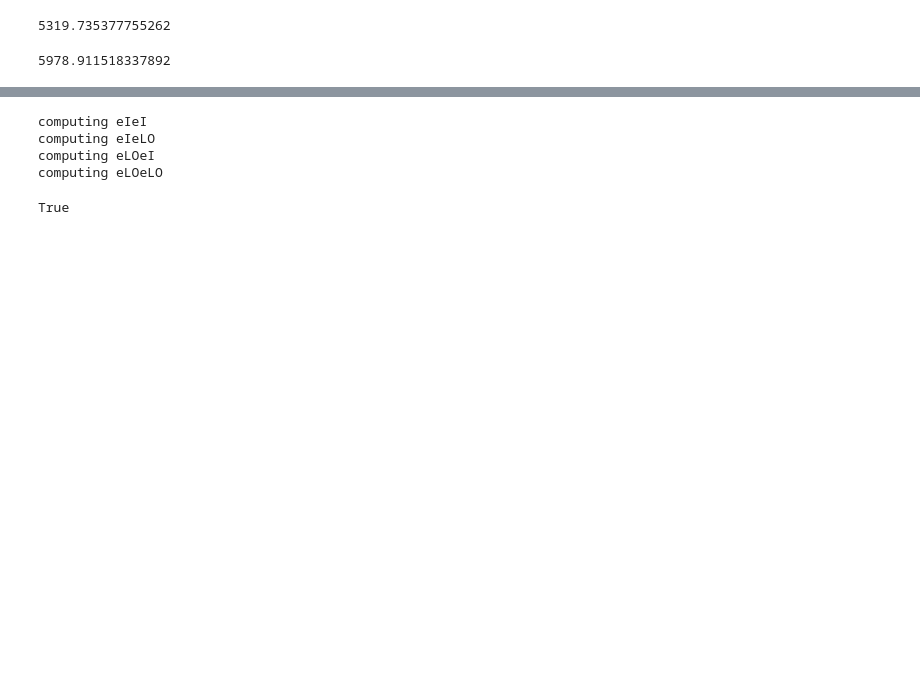
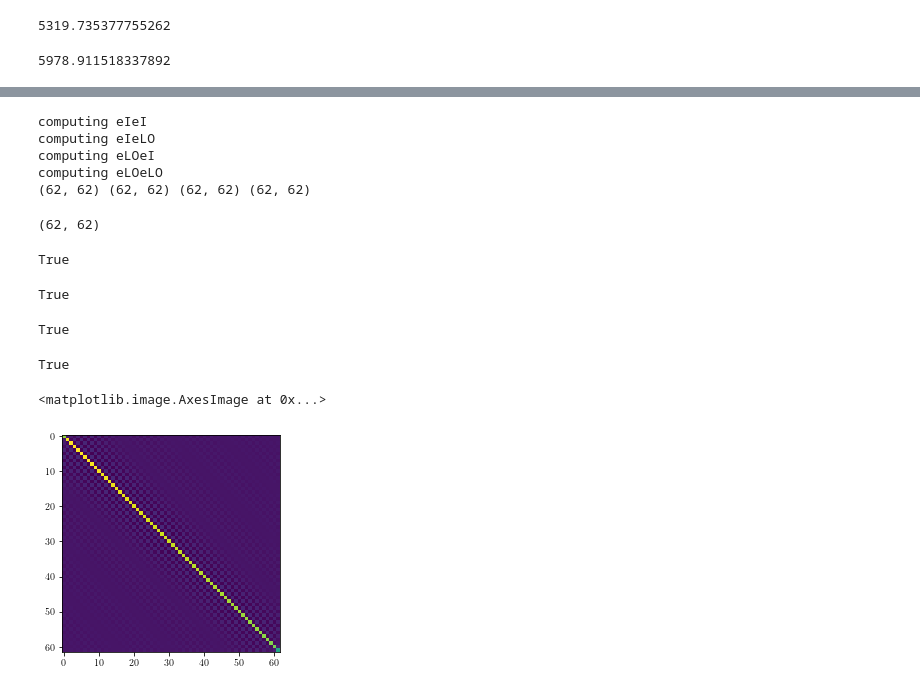
Before and after one commit to DelonShen/LIMxCMBL, a Jupyter notebook: 004.000.2025-01-23.computing-LIM-noise.ipynb, the cells around one changed output, grey strips where cells are left out. Drawn from its saved outputs; the diff is of its cells as text; code cells hidden in the pictures; blank space fills up the shorter version.

```diff
--- a/004.000.2025-01-23.computing-LIM-noise.ipynb
+++ b/004.000.2025-01-23.computing-LIM-noise.ipynb
@@ -198,11 +194,29 @@ from LIMxCMBL.noise import *
 # %%
-tmp_eHIeHI = get_eHIeHI(1, chimin, chimax, dchi, Lambda)
+ii,lolo,ilo,loi = get_eHIeHI(chimin, chimax, Lambda)
+print(ii.shape, lolo.shape, ilo.shape, loi.shape)
+hihi = ii + lolo - loi - ilo
 # %% [output]
 computing eIeI
 computing eIeLO
 computing eLOeI
 computing eLOeLO
+(62, 62) (62, 62) (62, 62) (62, 62)
+# %%
+ii.shape
+# %% [output]
+(62, 62)
 # %%
-np.allclose(tmp_eHIeHI, eHIeHI, rtol=1e-08, atol=0.0)
+idxs = np.where((chibs > chimin) & (chibs < chimax))
+lft, rt = idxs[0][0], idxs[0][-1]
-# %% [output]
-True
+# %%
+np.allclose(ii, eIeI[lft:rt+1, lft:rt+1], rtol=1e-08, atol=0.0)
+# %% [output]
+True
+# %%
+np.allclose(ilo, eIeLO[lft:rt+1, lft:rt+1], rtol=1e-08, atol=0.0)
+# %% [output]
+True
+# %%
+np.allclose(loi, eLOeI[lft:rt+1, lft:rt+1], rtol=1e-08, atol=0.0)
+# %% [output]
+True
@@ -208,0 +225,9 @@ True
+# %%
+np.allclose(lolo, eLOeLO[lft:rt+1, lft:rt+1], rtol=1e-5, atol=atol)
+# %% [output]
+True
+# %%
+plt.imshow(lolo)
+# %% [output]
+<matplotlib.image.AxesImage at 0x...>
+[figure, added]
```
Also changed, not shown: parts of 19 cells of this notebook, 6 other files.
